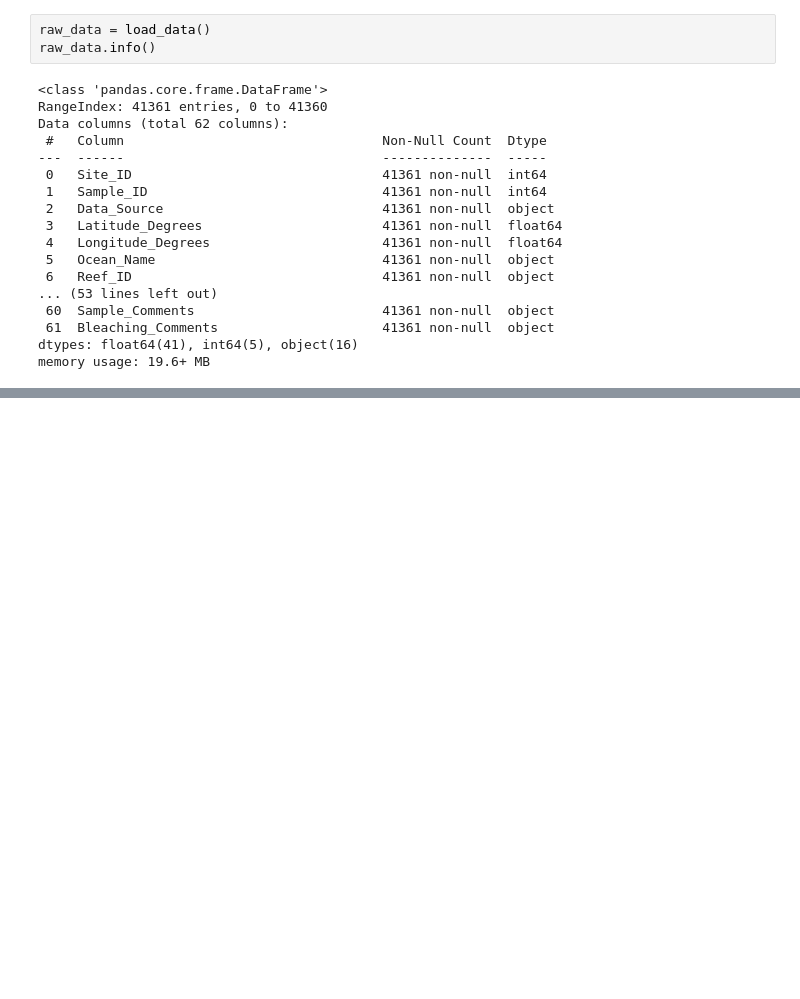
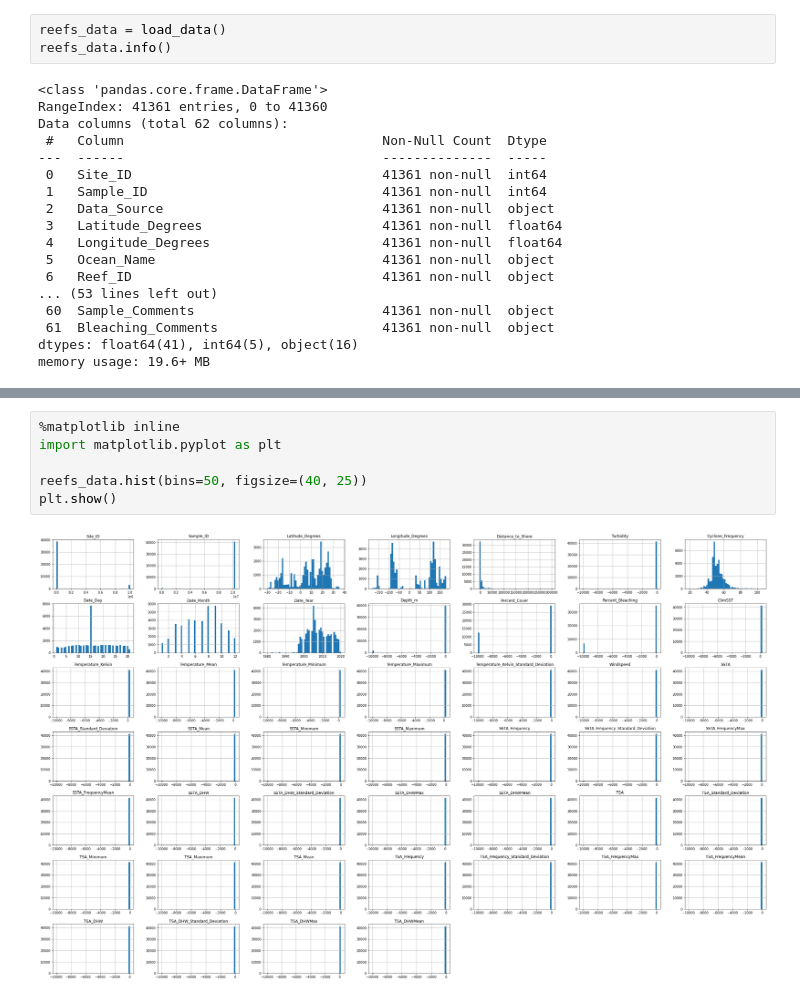
Before and after one commit to MarieeCzy/reefs_bleaching, a Jupyter notebook: reefs_bleaching.ipynb, the cells around one changed output, grey strips where cells are left out. Saved outputs shown, nothing was run; the diff lists cells and outputs as text; blank space fills up the shorter version.

Commit message:
Add histograms

```diff
--- a/reefs_bleaching.ipynb
+++ b/reefs_bleaching.ipynb
@@ -24,8 +24,8 @@ load_data()
 | 41360 | 15457 | 10310536 | Reef_Check | -8.3445 | 116.0629 | Pacific | 116.3.46.548E.8.20.40.236S | Central Indo-Pacific | ... |
 41361 rows × 62 columns
 # %%
-raw_data = load_data()
-raw_data.info()
+reefs_data = load_data()
+reefs_data.info()
 # %% [output]
 <class 'pandas.core.frame.DataFrame'>
 RangeIndex: 41361 entries, 0 to 41360
@@ -46,0 +69,8 @@ memory usage: 19.6+ MB
+# %%
+%matplotlib inline
+import matplotlib.pyplot as plt
+
+reefs_data.hist(bins=50, figsize=(40, 25))
+plt.show()
+# %% [output]
+[figure, added]
```
Also changed, not shown: parts of 2 cells of this notebook.
